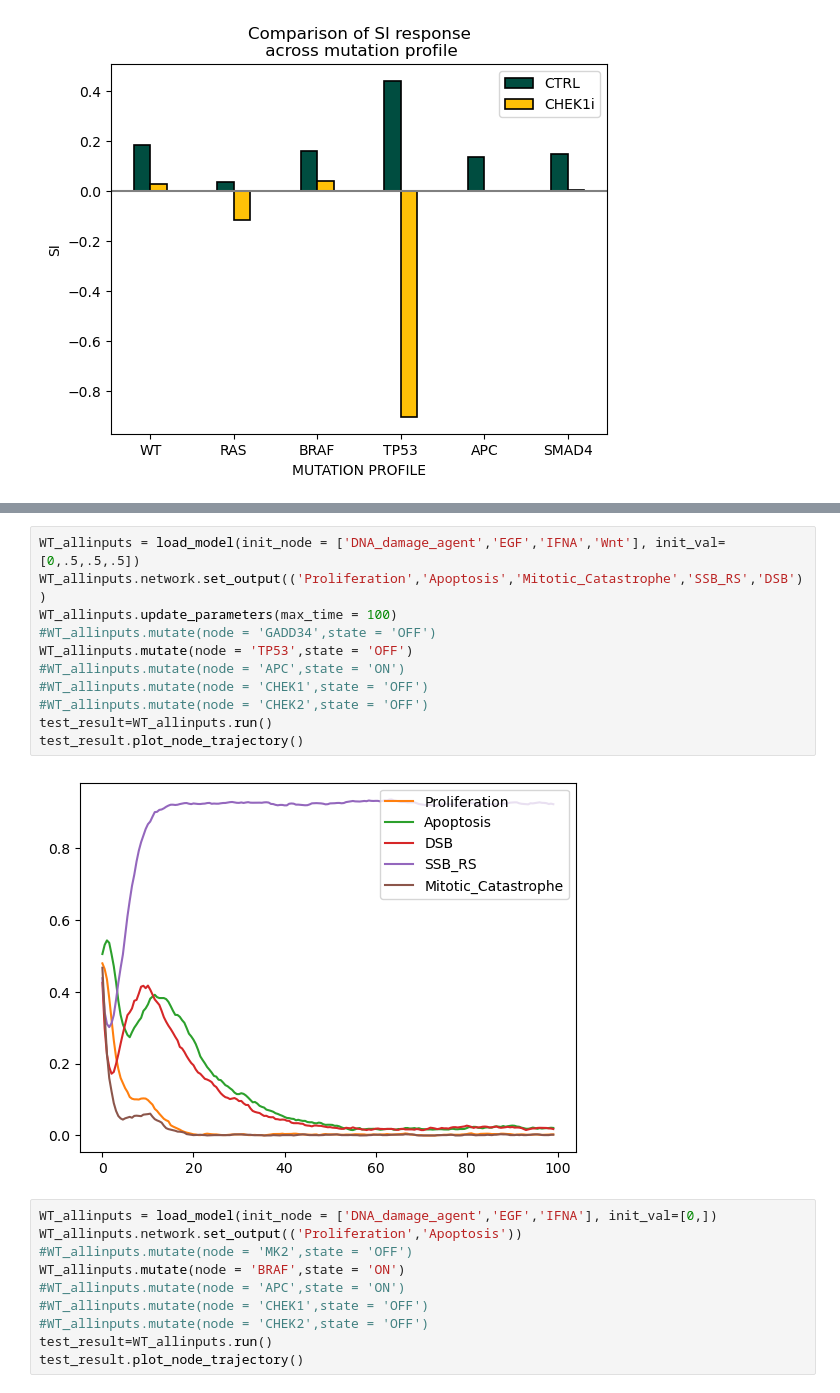
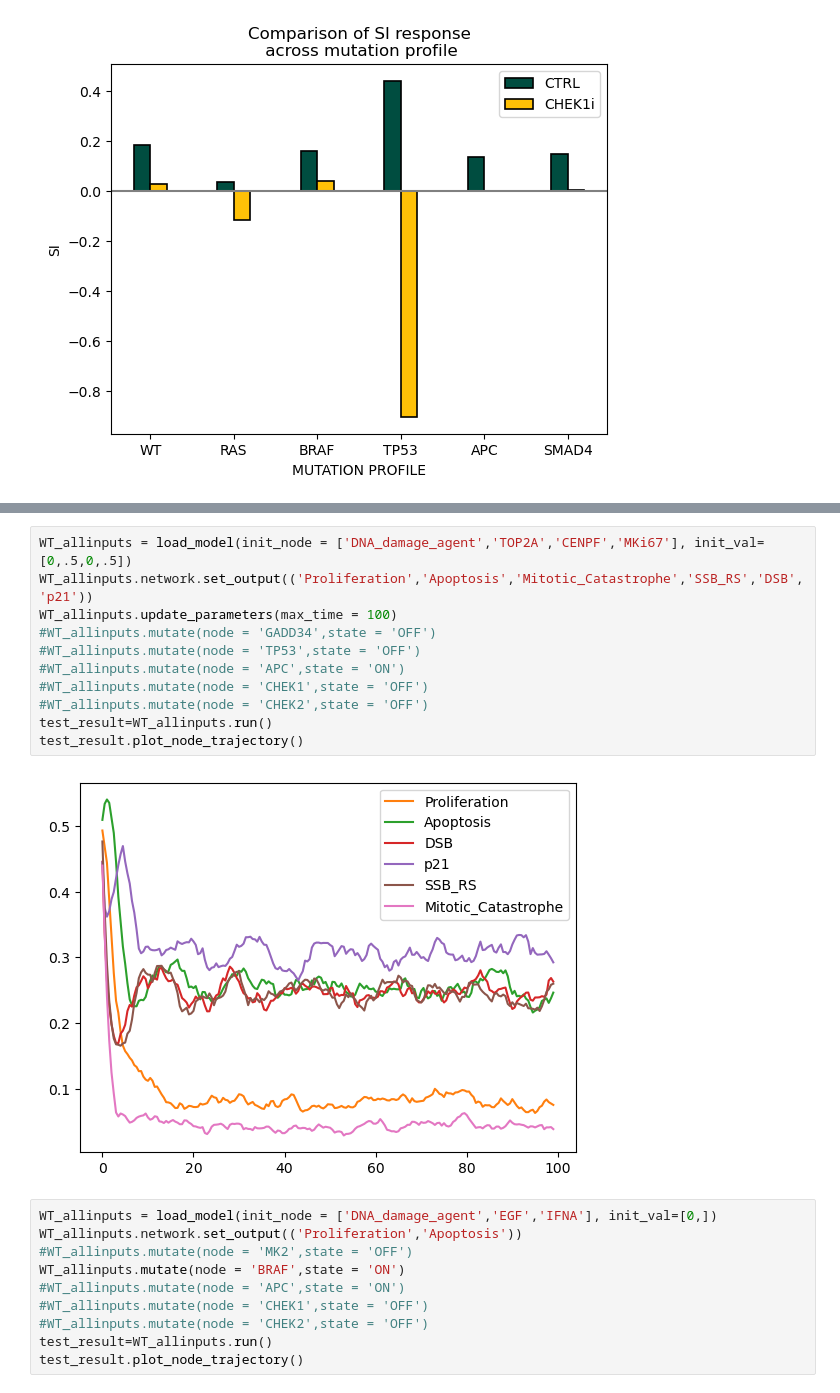
Before and after one commit to saran-pankaew/CRC_model, a Jupyter notebook: model_repository/20231006/CRC_20231006_analysis_dev.ipynb, the cells around one changed output, grey strips where cells are left out. Cells and saved outputs as stored; diff of their text form.

Commit message:
Update model 20231006

```diff
--- a/model_repository/20231006/CRC_20231006_analysis_dev.ipynb
+++ b/model_repository/20231006/CRC_20231006_analysis_dev.ipynb
@@ -166,16 +237,16 @@ plt.show()
 # %%
-WT_allinputs = load_model(init_node = ['DNA_damage_agent','EGF','IFNA','Wnt'], init_val=[0,.5,.5,.5])
-WT_allinputs.network.set_output(('Proliferation','Apoptosis','Mitotic_Catastrophe','SSB_RS','DSB'))
+WT_allinputs = load_model(init_node = ['DNA_damage_agent','TOP2A','CENPF','MKi67'], init_val=[0,.5,0,.5])
+WT_allinputs.network.set_output(('Proliferation','Apoptosis','Mitotic_Catastrophe','SSB_RS','DSB','p21'))
 WT_allinputs.update_parameters(max_time = 100)
 #WT_allinputs.mutate(node = 'GADD34',state = 'OFF')
-WT_allinputs.mutate(node = 'TP53',state = 'OFF')
+#WT_allinputs.mutate(node = 'TP53',state = 'OFF')
 #WT_allinputs.mutate(node = 'APC',state = 'ON')
 #WT_allinputs.mutate(node = 'CHEK1',state = 'OFF')
 #WT_allinputs.mutate(node = 'CHEK2',state = 'OFF')
 test_result=WT_allinputs.run()
 test_result.plot_node_trajectory()
 # %% [output]
-[figure, old version]
+[figure, new version]
 # %%
 WT_allinputs = load_model(init_node = ['DNA_damage_agent','EGF','IFNA'], init_val=[0,])
 WT_allinputs.network.set_output(('Proliferation','Apoptosis'))
```
Also changed, not shown: parts of 3 cells of this notebook.
